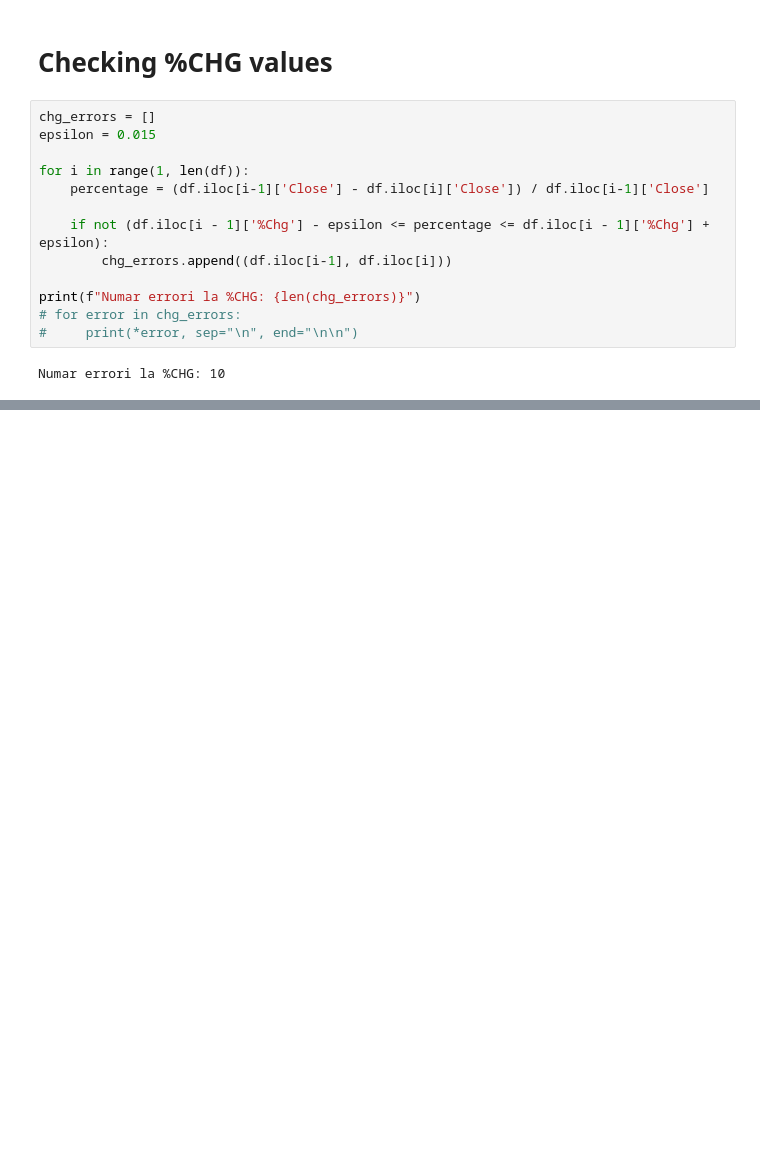
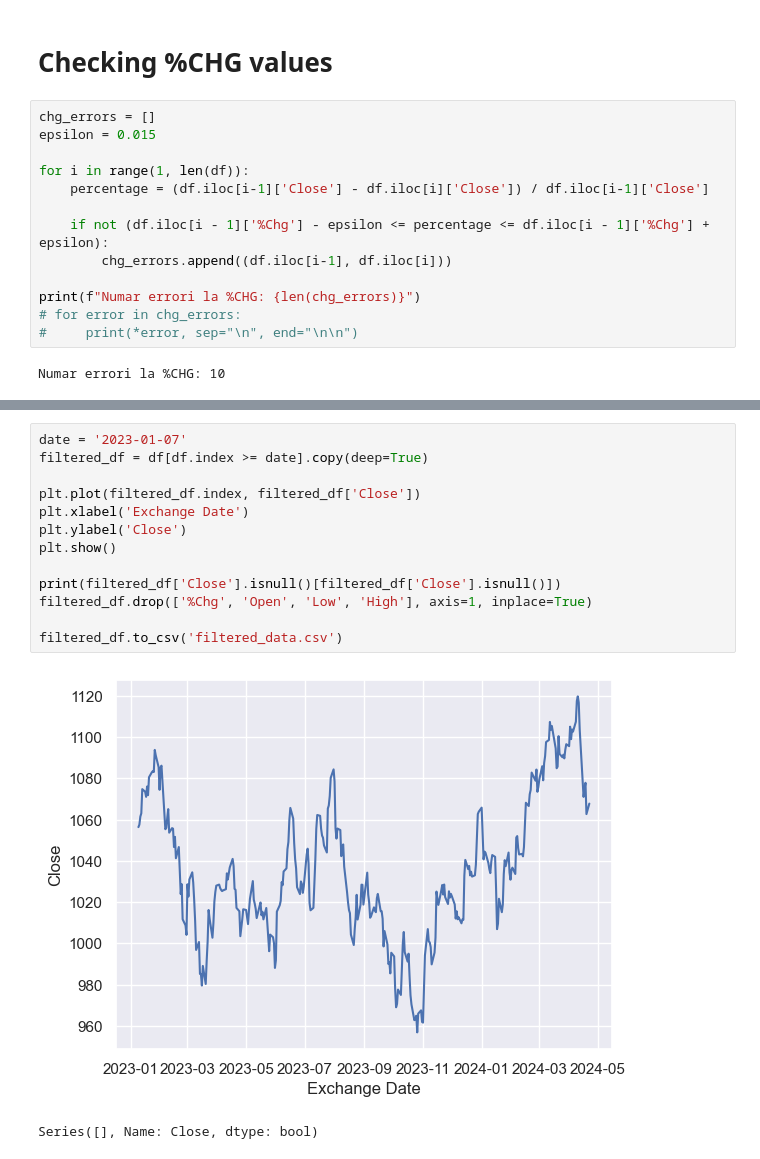
Before and after one commit to corfesh/LSEG-Quant-Challenge, a Jupyter notebook: LsegChallenge.ipynb, the cells around one changed output, grey strips where cells are left out. Cells and saved outputs as stored; diff of their text form; blank space fills up the shorter version.

```diff
--- a/LsegChallenge.ipynb
+++ b/LsegChallenge.ipynb
@@ -548,0 +544,16 @@ Numar errori la %CHG: 10
+# %%
+date = '2023-01-07'
+filtered_df = df[df.index >= date].copy(deep=True)
+
+plt.plot(filtered_df.index, filtered_df['Close'])
+plt.xlabel('Exchange Date')
+plt.ylabel('Close')
+plt.show()
+
+print(filtered_df['Close'].isnull()[filtered_df['Close'].isnull()])
+filtered_df.drop(['%Chg', 'Open', 'Low', 'High'], axis=1, inplace=True)
+
+filtered_df.to_csv('filtered_data.csv')
+# %% [output]
+[figure, added]
+Series([], Name: Close, dtype: bool)
```
Also changed, not shown: parts of 11 cells of this notebook, 2 other files.
